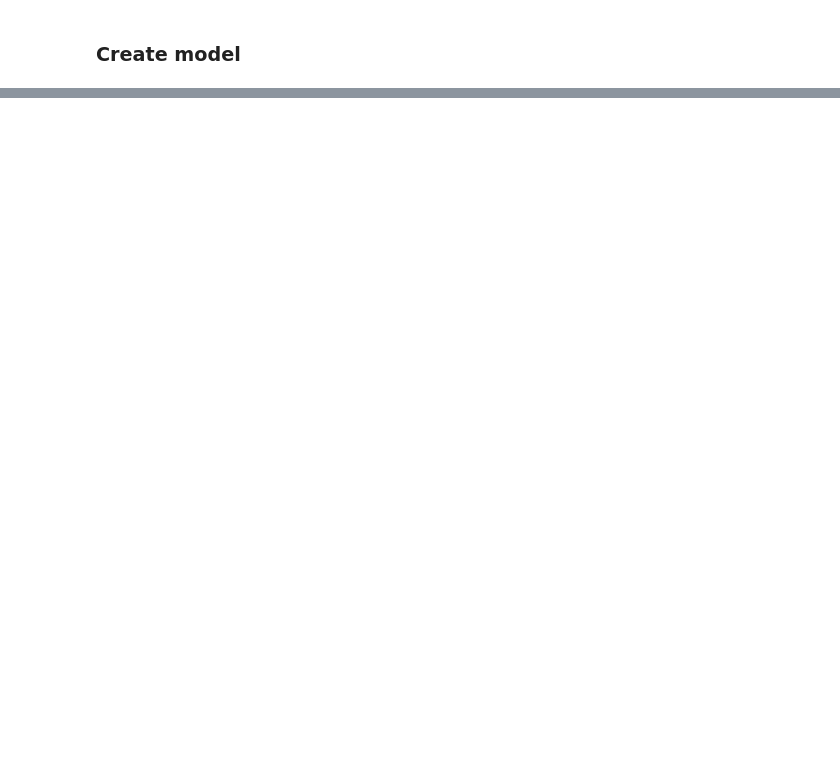
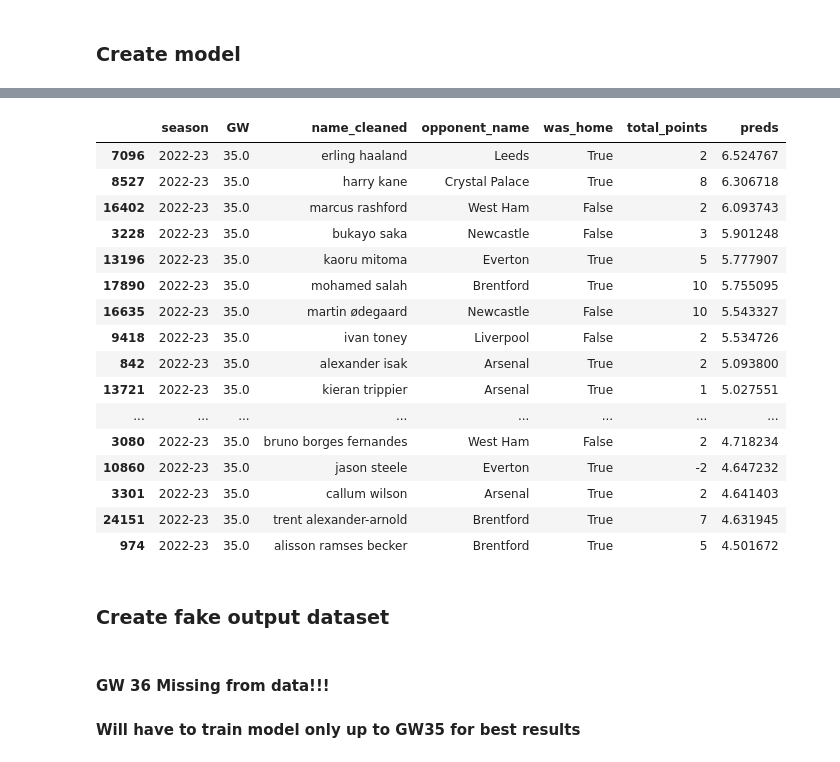
Before and after one commit to dominicbates/fpl-model, a Jupyter notebook: notebooks/modelling.ipynb, the cells around one changed output, grey strips where cells are left out. Drawn from its saved outputs; the diff is of its cells as text; code cells hidden in the pictures; blank space fills up the shorter version.

Commit message:
notebooks with some testing of models and hyperparameter fits

```diff
--- a/notebooks/modelling.ipynb
+++ b/notebooks/modelling.ipynb
@@ -57,6 +70,7 @@ import numpy as np
 import pickle
 from sklearn.metrics import mean_squared_error, mean_absolute_error
 from xgboost import XGBRegressor
+import time
 
 
 default_configs = {'XGBoost':{'max_depth':6,
@@ -118,7 +132,7 @@ class Classifier:
     def fit(self, vals_X, vals_y, weights = None):
         self.model.fit(vals_X, vals_y, sample_weight= weights)
         pred_y = self.apply(vals_X)
-        self.print_performance(vals_y, pred_y, sample_weight = weights, print_output=True)
+        self.performance_metrics(vals_y, pred_y, weights = weights, print_output=True)
 
 
     def apply(self, vals_X):
@@ -134,7 +148,7 @@ class Classifier:
 #             return self.model.predict_proba(vals_X)
 
 
-    def print_performance(self, vals_y, pred_y, weights = None, print_output=True):
+    def performance_metrics(self, vals_y, pred_y, weights = None, print_output=True):
         mae_val = mean_absolute_error(vals_y, pred_y, sample_weight = weights)
         mse_val = mean_squared_error(vals_y, pred_y, sample_weight = weights)
 
@@ -180,0 +438,3 @@ model = Classifier(features, classifier='XGBoost')
+# %%
+df = load_data()
+df = do_all_processing_steps(df, history_size = 10)
@@ -180,0 +459,50 @@ model = Classifier(features, classifier='XGBoost')
+# %%
+# config = {'max_depth':10,
+#           'eta':0.05,
+#           'n_estimators':20,
+#           'subsample':1,
+#           'num_parallel_tree':1}
+
+config = {'max_depth':3,
+          'eta':0.1,
+          'n_estimators':50,
+          'subsample':1,
+          'num_parallel_tree':1}
+
+df_train = df[df['season'] != '2022-23'].reset_index(drop=True)
+df_test = df[df['season'] == '2022-23'].reset_index(drop=True)
+
+# Fit model
+model = Classifier(features, classifier='XGBoost', config=config)
+model.fit(df_train[features], df_train[target], weights=(df_train['selected_weight']**0.5))#, weights = df_train['selected_weight']) #
+df_test['preds'] = model.apply(df_test[features]) * 1.175 # To account for underestimation for top 75 players
+
+# Best is probably n_estimators = 20, max_depth=10 eta=0.05, normal features, history_size = 10 (this is fine cause will learn prompted value)
+# %%
+df_test[df_test['name_cleaned'] == 'kevin de bruyne'][['season','GW','name_cleaned','opponent_name','was_home','total_points','preds']]
+
+
+df_test[(df_test['season'] == '2022-23')&(df_test['GW'] == 35.0)][['season','GW','name_cleaned','opponent_name','was_home','total_points','preds']].sort_values(by='preds',ascending=False).iloc[0:20]
+# %% [output]
+|  | season | GW | name_cleaned | opponent_name | was_home | total_points | preds |
+| 7096 | 2022-23 | 35.0 | erling haaland | Leeds | True | 2 | 6.524767 |
+| 8527 | 2022-23 | 35.0 | harry kane | Crystal Palace | True | 8 | 6.306718 |
+| 16402 | 2022-23 | 35.0 | marcus rashford | West Ham | False | 2 | 6.093743 |
+| 3228 | 2022-23 | 35.0 | bukayo saka | Newcastle | False | 3 | 5.901248 |
+| 13196 | 2022-23 | 35.0 | kaoru mitoma | Everton | True | 5 | 5.777907 |
+| 17890 | 2022-23 | 35.0 | mohamed salah | Brentford | True | 10 | 5.755095 |
+| 16635 | 2022-23 | 35.0 | martin ødegaard | Newcastle | False | 10 | 5.543327 |
+| 9418 | 2022-23 | 35.0 | ivan toney | Liverpool | False | 2 | 5.534726 |
+| 842 | 2022-23 | 35.0 | alexander isak | Arsenal | True | 2 | 5.093800 |
+| 13721 | 2022-23 | 35.0 | kieran trippier | Arsenal | True | 1 | 5.027551 |
+| ... | ... | ... | ... | ... | ... | ... | ... |
+| 3080 | 2022-23 | 35.0 | bruno borges fernandes | West Ham | False | 2 | 4.718234 |
+| 10860 | 2022-23 | 35.0 | jason steele | Everton | True | -2 | 4.647232 |
+| 3301 | 2022-23 | 35.0 | callum wilson | Arsenal | True | 2 | 4.641403 |
+| 24151 | 2022-23 | 35.0 | trent alexander-arnold | Brentford | True | 7 | 4.631945 |
+| 974 | 2022-23 | 35.0 | alisson ramses becker | Brentford | True | 5 | 4.501672 |
+# %% [markdown]
+### Create fake output dataset
+# %% [markdown]
+#### GW 36 Missing from data!!!
+#### Will have to train model only up to GW35 for best results
```
Also changed, not shown: parts of 26 cells of this notebook, 2 other files.
